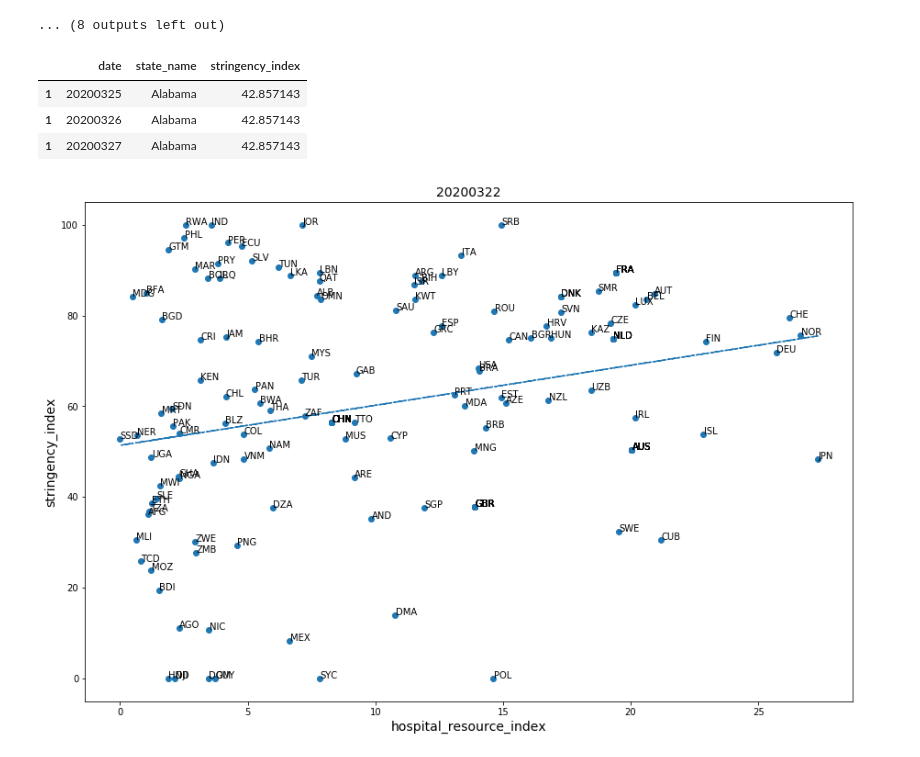
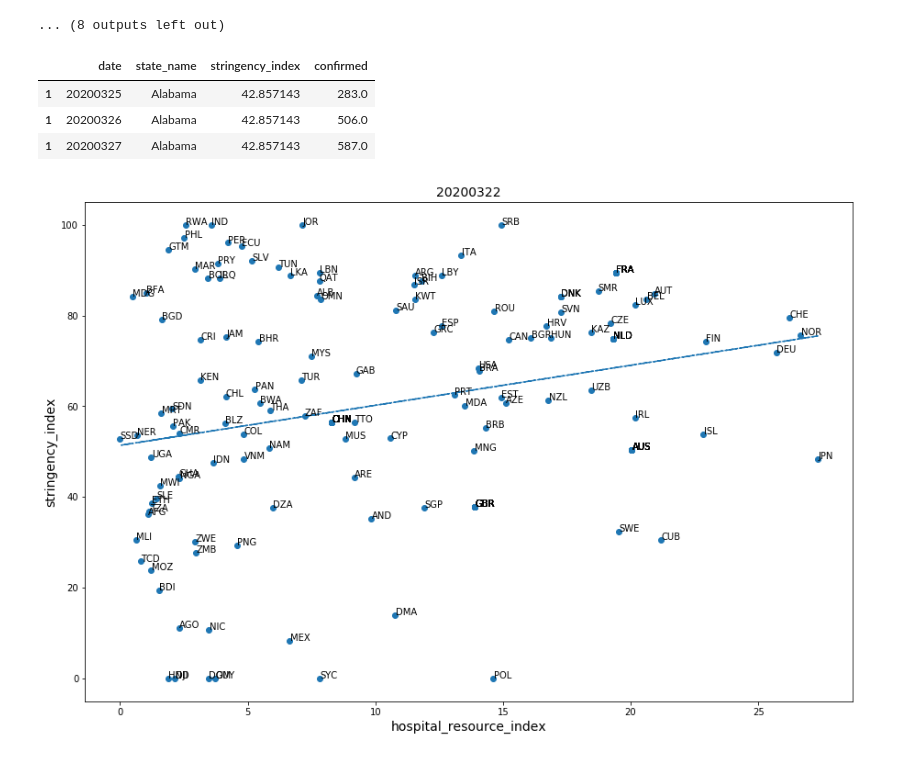
Before and after one commit to iamzhaihy/BD2020-Final-Project, a Jupyter notebook: Data Processing.ipynb, the cells around one changed output. Drawn from its saved outputs; the diff is of its cells as text; code cells hidden in the pictures.

Commit message:
update confired in state_date_index_merged.csv

```diff
--- a/Data Processing.ipynb
+++ b/Data Processing.ipynb
@@ -1167,17 +1167,17 @@ for i in range(len(filename_list)):
 ... (8 outputs left out)
 # %%
 state_date_index_merged=pd.concat(state_index_merged)
-state_date_index_merged=state_date_index_merged[['date','state_name','stringency_index']]
+state_date_index_merged=state_date_index_merged[['date','state_name','stringency_index','confirmed']]
 state_date_index_merged=state_date_index_merged.sort_values(by=['state_name','date'])
 
 # write to output file in processed_data folder
 state_date_index_merged.to_csv('./processed_data/state_date_index_merged.csv', index=False)
 state_date_index_merged.head(3)
 # %% [output]
-|  | date | state_name | stringency_index |
-| 1 | 20200325 | Alabama | 42.857143 |
-| 1 | 20200326 | Alabama | 42.857143 |
-| 1 | 20200327 | Alabama | 42.857143 |
+|  | date | state_name | stringency_index | confirmed |
+| 1 | 20200325 | Alabama | 42.857143 | 283.0 |
+| 1 | 20200326 | Alabama | 42.857143 | 506.0 |
+| 1 | 20200327 | Alabama | 42.857143 | 587.0 |
 # %%
 #Scatter figure for hospital resource and stringency index in country level
 plt.figure(num=3, figsize=(15, 10))
```
Also changed, not shown: parts of 3 cells of this notebook, 1 other file.
